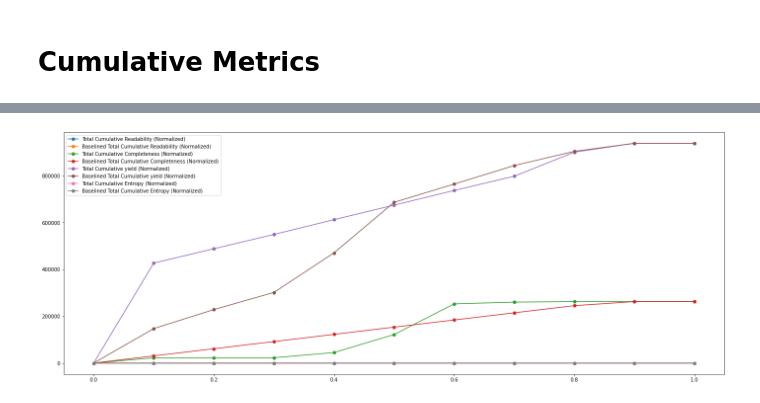
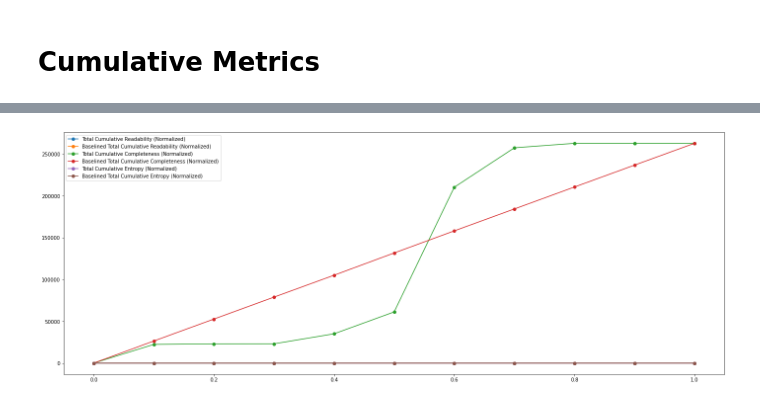
Before and after one commit to xtracthub/xtract-sampler, a Jupyter notebook: Scheduler/deqeue_analysis_iccs.ipynb, the cells around one changed output, grey strips where cells are left out. Saved outputs shown, nothing was run; the diff lists cells and outputs as text; code cells hidden in the pictures.

```diff
--- a/Scheduler/deqeue_analysis_iccs.ipynb
+++ b/Scheduler/deqeue_analysis_iccs.ipynb
@@ -480,15 +489,15 @@ cum_baseline_entropy_norm = np.asarray(total_baseline["entropy"]) / np.max(total
 # %%
 plt.figure(figsize=(24, 9))
 plt.plot(x, cum_readability_norm, '-o', label="Total Cumulative Readability (Normalized)")
 plt.plot(x, cum_baseline_readability_norm, '-o', label="Baselined Total Cumulative Readability (Normalized)")
 plt.plot(x, cum_completeness_norm, '-o', label="Total Cumulative Completeness (Normalized)")
 plt.plot(x, cum_baseline_completeness_norm, '-o', label="Baselined Total Cumulative Completeness (Normalized)")
-plt.plot(x, cum_yield_norm, '-o', label="Total Cumulative yield (Normalized)")
-plt.plot(x, cum_baseline_yield_norm, '-o', label="Baselined Total Cumulative yield (Normalized)")
+#plt.plot(x, cum_yield_norm, '-o', label="Total Cumulative yield (Normalized)")
+#plt.plot(x, cum_baseline_yield_norm, '-o', label="Baselined Total Cumulative yield (Normalized)")
 plt.plot(x, cum_entropy_norm, '-o', label="Total Cumulative Entropy (Normalized)")
 plt.plot(x, cum_baseline_entropy_norm, '-o', label="Baselined Total Cumulative Entropy (Normalized)")
 
 plt.legend()
 plt.show()
 # %% [output]
-[figure, old version]
+[figure, new version]
```
Also changed, not shown: parts of 19 cells of this notebook, 1 other file.
